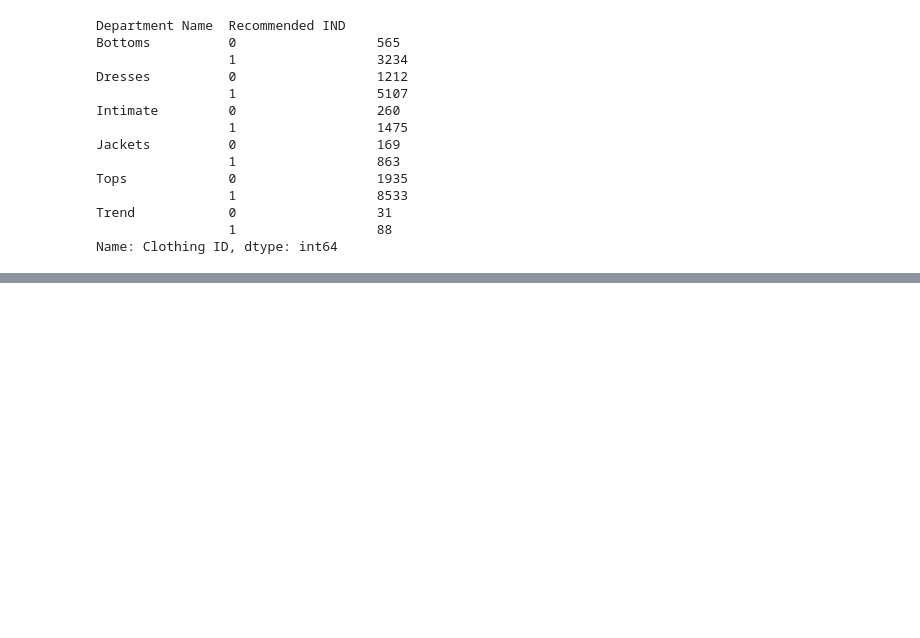
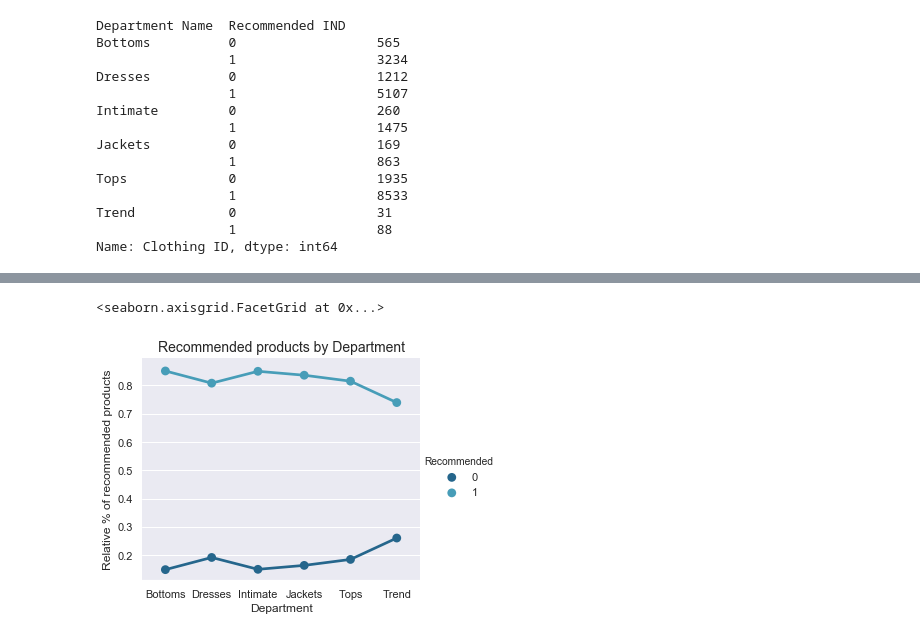
Before and after one commit to Daesparz/Conundrum_17, a Jupyter notebook: Exploratory Data Analysis user reviews.ipynb, the cells around one changed output, grey strips where cells are left out. Saved outputs shown, nothing was run; the diff lists cells and outputs as text; code cells hidden in the pictures; blank space fills up the shorter version.

Commit message:
analysis recommended products

```diff
--- a/Exploratory Data Analysis user reviews.ipynb
+++ b/Exploratory Data Analysis user reviews.ipynb
@@ -366,0 +341,6 @@ _ = sns.barplot(x='Department Name', y='Clothing ID', hue='Recommended IND', dat
+# %%
+r = df_review.groupby(['Department Name', 'Recommended IND']).agg({'Department Name': 'count'})
+r['percentage recommended'] = r/r.groupby(level=0).sum()
+r.index.rename(['Department', 'Recommended'], inplace=True)
+r.rename({'Department Name': 'recommended products'}, axis=1, inplace=True)
+r
@@ -366,0 +362,14 @@ _ = sns.barplot(x='Department Name', y='Clothing ID', hue='Recommended IND', dat
+# %%
+r.reset_index(inplace=True)
+
+g = sns.catplot(x='Department', y='percentage recommended', hue='Recommended',
+                capsize=.2, palette="YlGnBu_d", height=4, aspect=1.2,
+                kind="point", data=r)
+_ = plt.xlabel('Department', size=12)
+_ = plt.ylabel('Relative % of recommended products', size=12)
+_ = plt.title('Recommended products by Department', size=14)
+
+g.despine(left=True)
+# %% [output]
+<seaborn.axisgrid.FacetGrid at 0x...>
+[figure, added]
```
Also changed, not shown: parts of 9 cells of this notebook.
